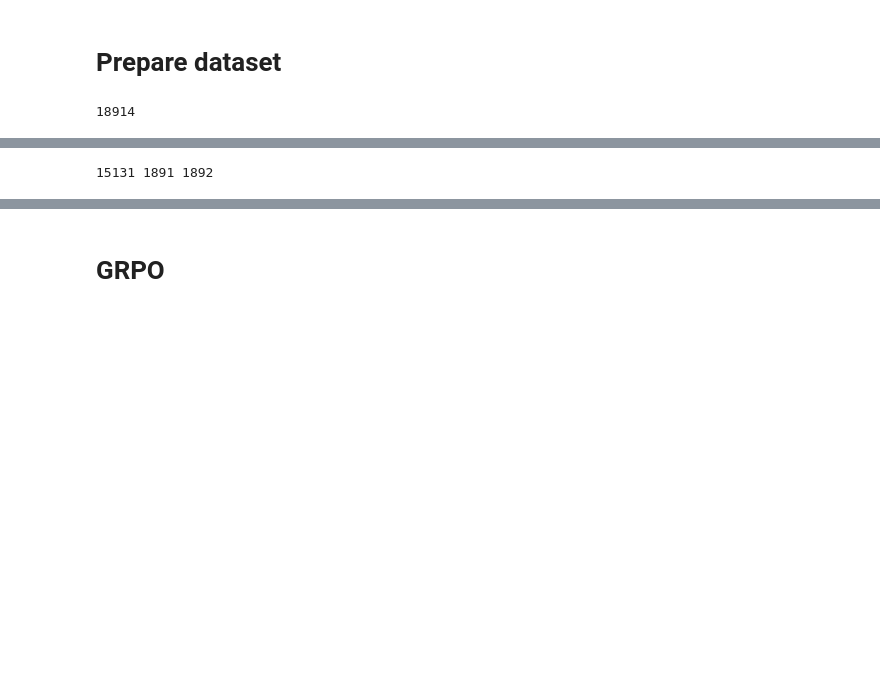
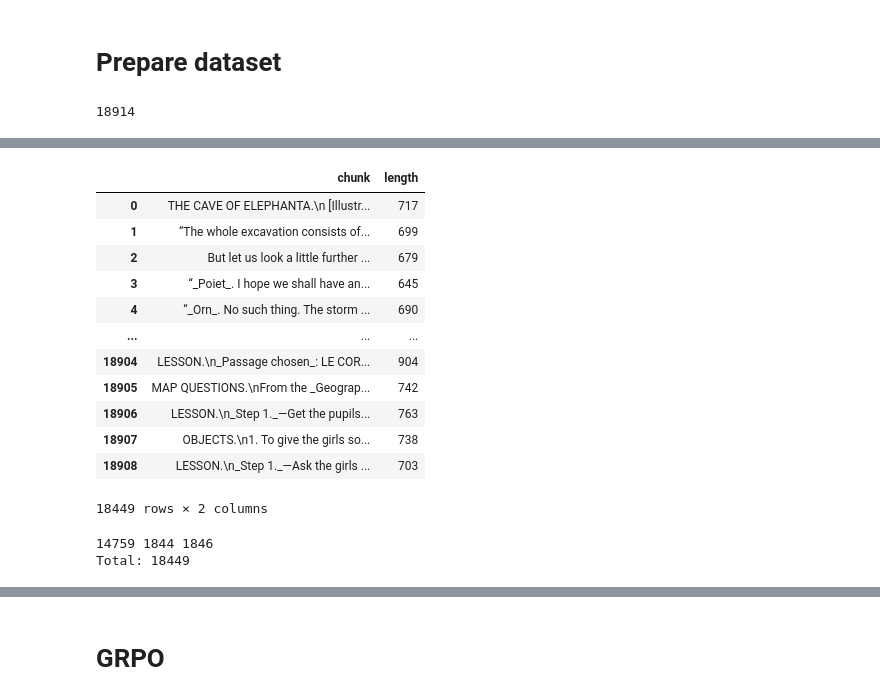
Before and after one commit to epicrunze/yapper, a Jupyter notebook: notebooks/model-training.ipynb, the cells around one changed output, grey strips where cells are left out. Saved outputs shown, nothing was run; the diff lists cells and outputs as text; code cells hidden in the pictures; blank space fills up the shorter version.

```diff
--- a/notebooks/model-training.ipynb
+++ b/notebooks/model-training.ipynb
@@ -166,20 +203,40 @@ len(dataset)
+# %%
+df = df[df["length"] <= 1000]
+df
+# %% [output]
+|  | chunk | length |
+| 0 | THE CAVE OF ELEPHANTA.\n [Illustr... | 717 |
+| 1 | “The whole excavation consists of... | 699 |
+| 2 | But let us look a little further ... | 679 |
+| 3 | “_Poiet_. I hope we shall have an... | 645 |
+| 4 | “_Orn_. No such thing. The storm ... | 690 |
+| ... | ... | ... |
+| 18904 | LESSON.\n_Passage chosen_: LE COR... | 904 |
+| 18905 | MAP QUESTIONS.\nFrom the _Geograp... | 742 |
+| 18906 | LESSON.\n_Step 1._—Get the pupils... | 763 |
+| 18907 | OBJECTS.\n1. To give the girls so... | 738 |
+| 18908 | LESSON.\n_Step 1._—Ask the girls ... | 703 |
+18449 rows × 2 columns
 # %%
-# make sure `dataset` is a list or indexable sequence of length 18_914
-random.Random(42).shuffle(dataset)  # reproducible shuffle
+cleaned_dataset = [{"chunk": chunk} for chunk in df["chunk"].to_list()]
+random.Random(42).shuffle(cleaned_dataset)  # reproducible shuffle
 
-n_total = len(dataset)
-n_train = 15_131
-n_eval  = 1_891
-n_test  = 1_892
+n_total = len(cleaned_dataset)
 
-train_dataset = dataset[:n_train]
-eval_dataset  = dataset[n_train:n_train + n_eval]
-test_dataset  = dataset[n_train + n_eval:n_train + n_eval + n_test]
+# 80:10:10 split
+n_train = int(0.8 * n_total)
+n_eval  = int(0.1 * n_total)
+n_test  = n_total - n_train - n_eval  # ensures all items are used
+
+train_dataset = cleaned_dataset[:n_train]
+eval_dataset  = cleaned_dataset[n_train:n_train + n_eval]
+test_dataset  = cleaned_dataset[n_train + n_eval:]
 
 print(len(train_dataset), len(eval_dataset), len(test_dataset))
-# → 15131 1891 1892
+print(f"Total: {n_total}")
 # %% [output]
-15131 1891 1892
+14759 1844 1846
+Total: 18449
 # %%
 test = [{"role":"system", "content": system_prompt}, {"role":"user", "content": train_dataset[0]["chunk"]}]
 # %%
```
Also changed, not shown: parts of 30 cells of this notebook, 39 other files.
